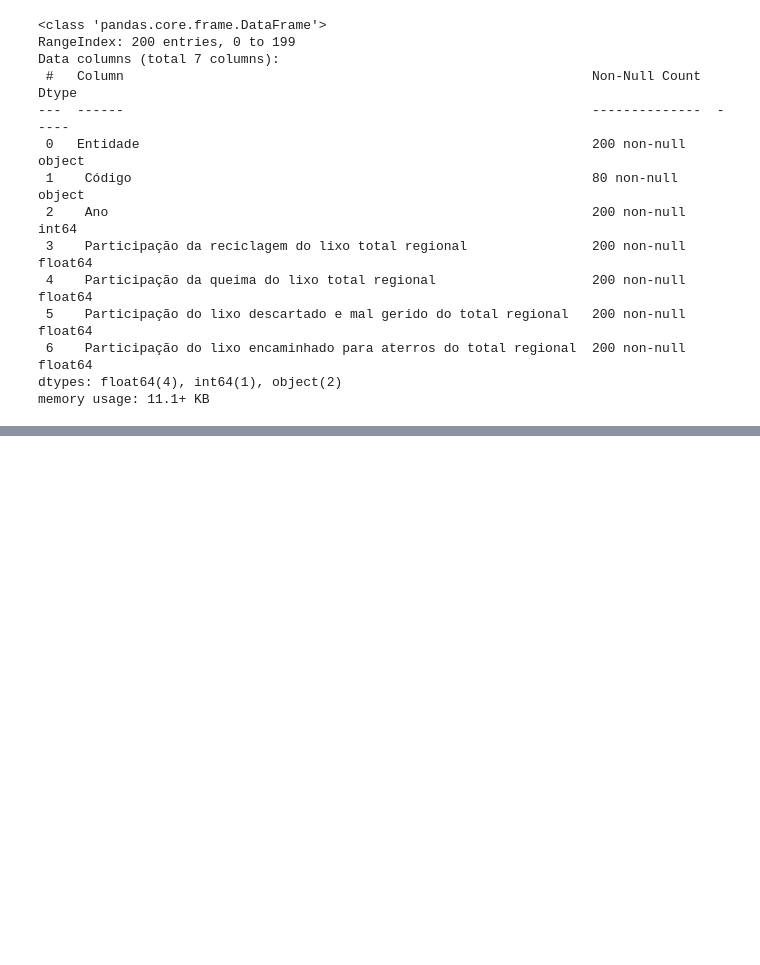
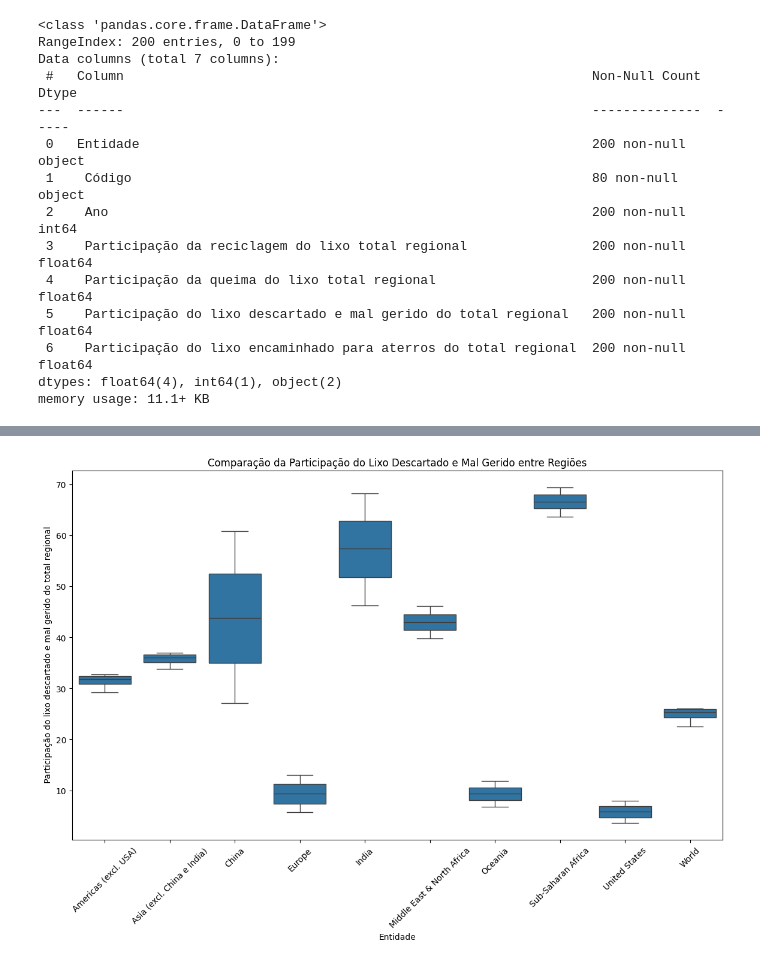
Before and after one commit to nemcolas/GSIA, a Jupyter notebook: main.ipynb, the cells around one changed output, grey strips where cells are left out. Drawn from its saved outputs; the diff is of its cells as text; code cells hidden in the pictures; blank space fills up the shorter version.

```diff
--- a/main.ipynb
+++ b/main.ipynb
@@ -168,0 +155,8 @@ sns.pairplot(df3, hue='Entidade', palette='viridis', markers='o', diag_kind='kde
+# %%
+plt.figure(figsize=(14, 8))
+sns.boxplot(data=df3, x="Entidade", y=" Participação do lixo descartado e mal gerido do total regional")
+plt.title("Comparação da Participação do Lixo Descartado e Mal Gerido entre Regiões")
+plt.xticks(rotation=45)
+plt.show()
+# %% [output]
+[figure, added]
```
Also changed, not shown: parts of 8 cells of this notebook.
